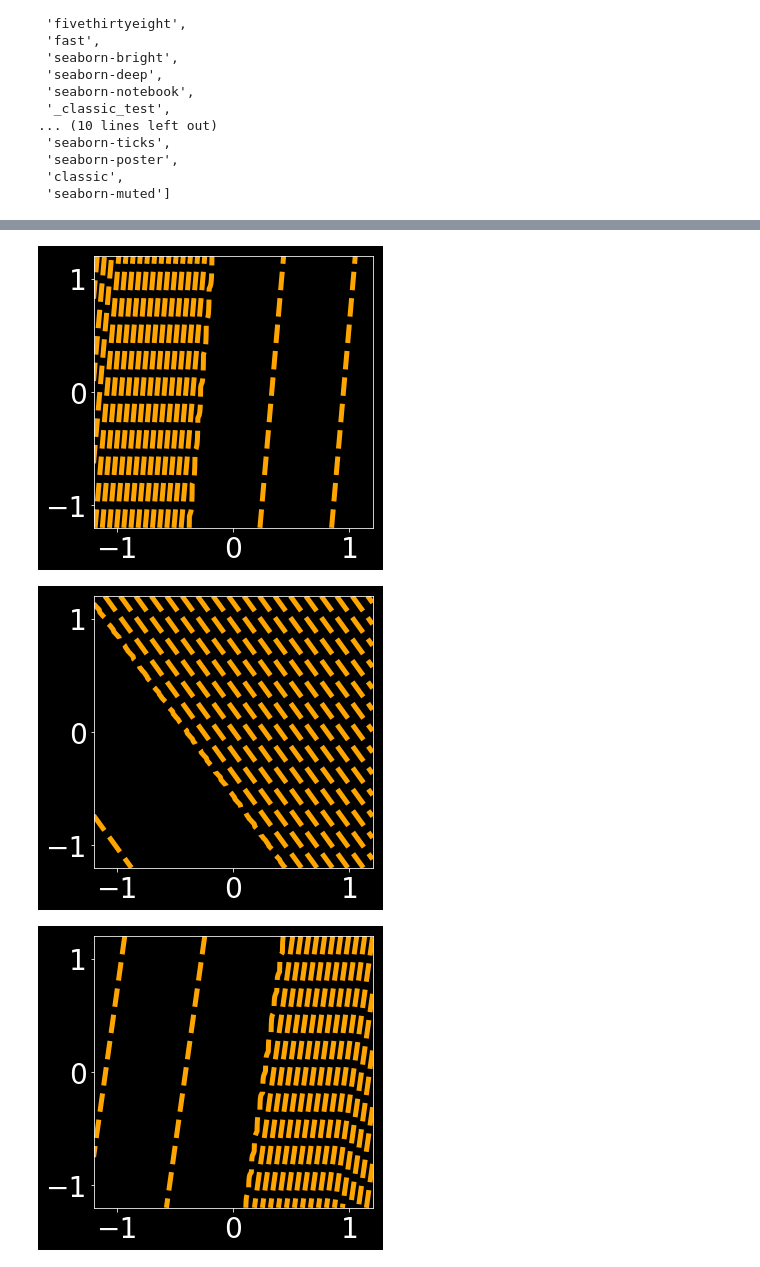
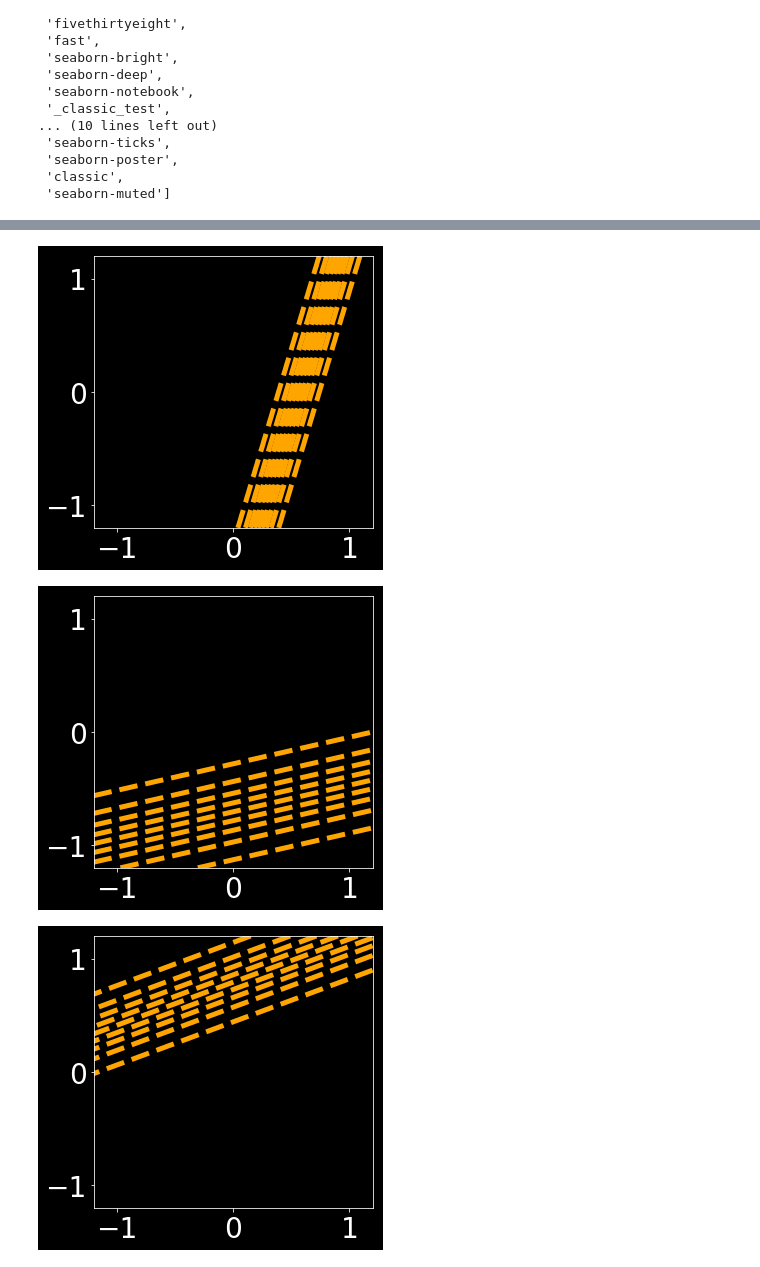
Before and after one commit to rohdelab/radon-neural-network, a Jupyter notebook: Code/GRT_Classifier_Figure4.ipynb, the cells around one changed output, grey strips where cells are left out. Drawn from its saved outputs; the diff is of its cells as text; code cells hidden in the pictures.

Commit message:
updated to add Sigmoid and other activations

```diff
--- a/Code/GRT_Classifier_Figure4.ipynb
+++ b/Code/GRT_Classifier_Figure4.ipynb
@@ -83,7 +83,7 @@ z1trch=torch.from_numpy(z1).type(torch.FloatTensor)
 z2trch=torch.from_numpy(z2).type(torch.FloatTensor)
 
 iterations=5000
-model=MLP(din=2,dout=2,num_filters=5,depth=1,slope=.1)
+model=MLP(din=2,dout=2,num_filters=5,depth=1,slope=.1,activation='Sigmoid')
 optimizer=optim.Adam(model.parameters(),lr=1e-2)
 total_loss=np.zeros((iterations,))
 criterion=torch.nn.CrossEntropyLoss()
@@ -274,15 +264,15 @@ for i in range(5):
 # %%
 plt.style.use('dark_background')
 
 for i in range(5):
     fig,ax=plt.subplots(1,1,figsize=(5,5))
     fgridvec_temp=model.results[1][:,i].reshape((100,100)).detach().cpu().numpy()
     ax.contour(gridx, gridy,
             fgridvec_temp,
-            20, colors='orange',linewidths=5,linestyles='--',color='k')
+            10, colors='orange',linewidths=5,linestyles='--',color='k')
     ax.tick_params(axis='x', which='major', labelsize=28)
     ax.tick_params(axis='y', which='major', labelsize=28)
 # %% [output]
-[figure, old version]
+[figure, new version]
-[figure, old version]
+[figure, new version]
-[figure, old version]
+[figure, new version]
```
Also changed, not shown: parts of 13 cells of this notebook, 2 other files.
